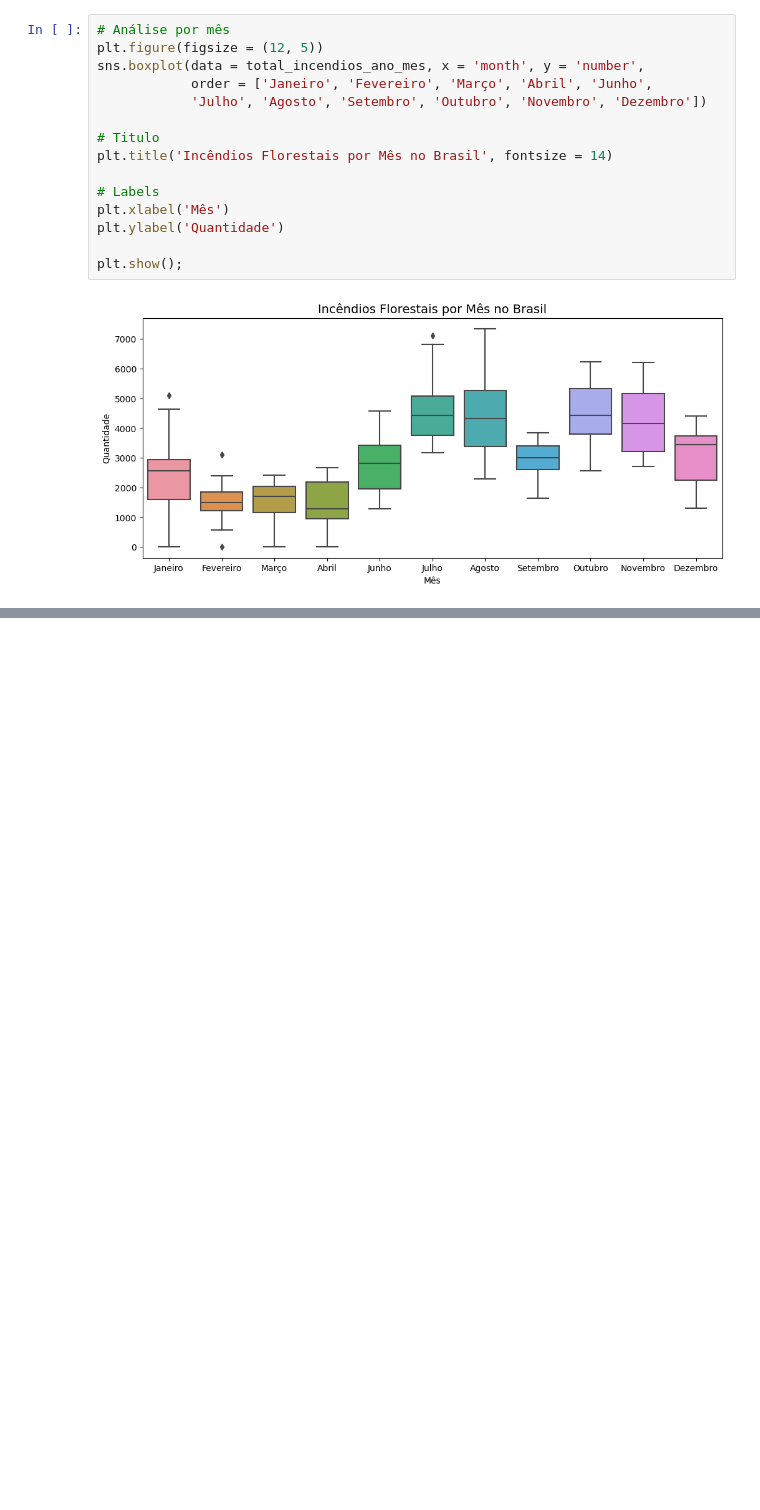
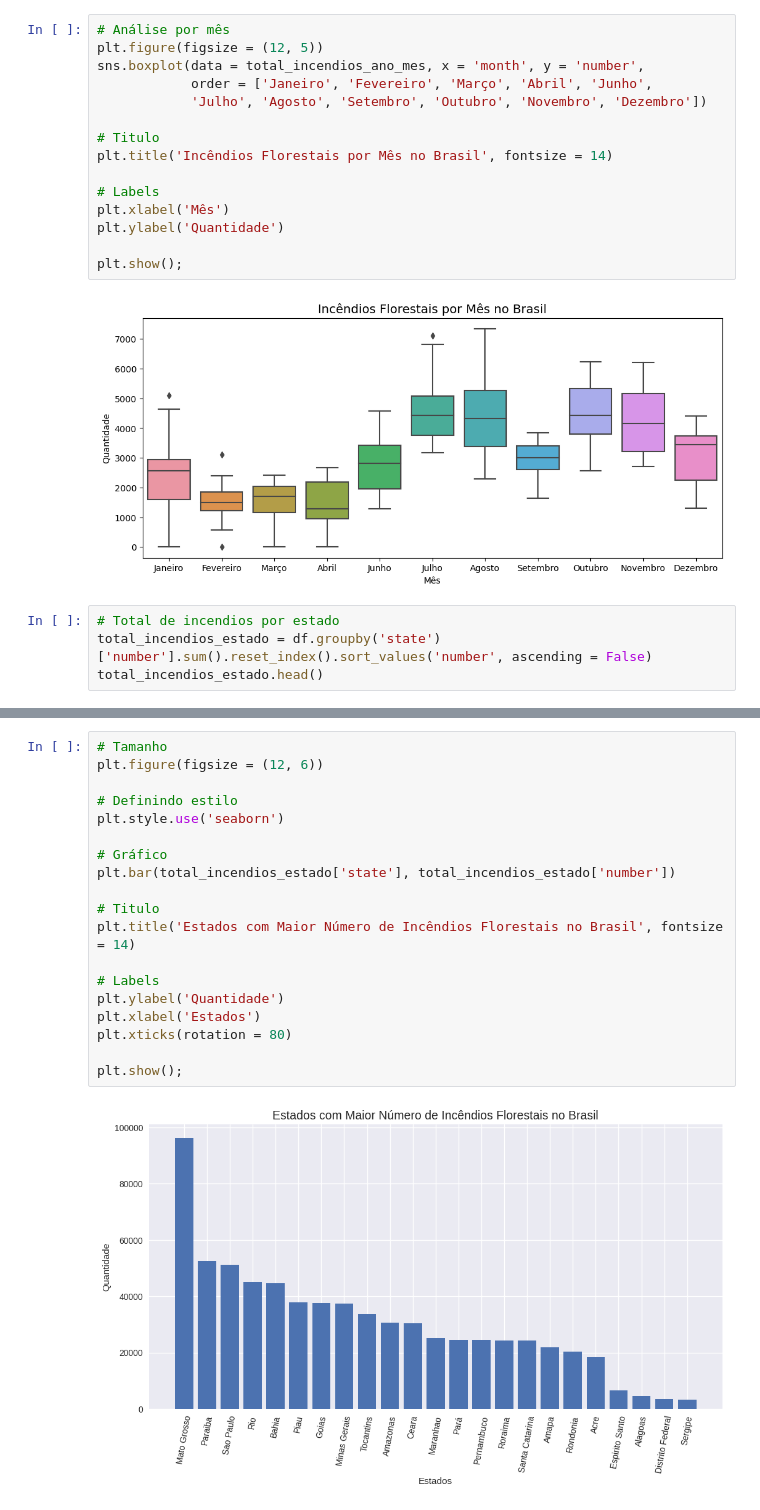
Before and after one commit to Thon20/INCENDIOS-FLORESTAIS-BRASIL, a Jupyter notebook: incendios-florestais.ipynb, the cells around one changed output, grey strips where cells are left out. Drawn from its saved outputs; the diff is of its cells as text; blank space fills up the shorter version.

Commit message:
Gráfico total de incendios por estado

```diff
--- a/incendios-florestais.ipynb
+++ b/incendios-florestais.ipynb
@@ -129,3 +129,7 @@ plt.ylabel('Quantidade')
 plt.show();
 # %% [output]
 [figure]
+# %%
+# Total de incendios por estado
+total_incendios_estado = df.groupby('state')['number'].sum().reset_index().sort_values('number', ascending = False)
+total_incendios_estado.head()
@@ -131,0 +143,21 @@ plt.show();
+# %%
+# Tamanho
+plt.figure(figsize = (12, 6))
+
+# Definindo estilo
+plt.style.use('seaborn')
+
+# Gráfico
+plt.bar(total_incendios_estado['state'], total_incendios_estado['number'])
+
+# Titulo
+plt.title('Estados com Maior Número de Incêndios Florestais no Brasil', fontsize = 14)
+
+# Labels
+plt.ylabel('Quantidade')
+plt.xlabel('Estados')
+plt.xticks(rotation = 80)
+
+plt.show();
+# %% [output]
+[figure, added]
```
Also changed, not shown: parts of 1 cell of this notebook.
